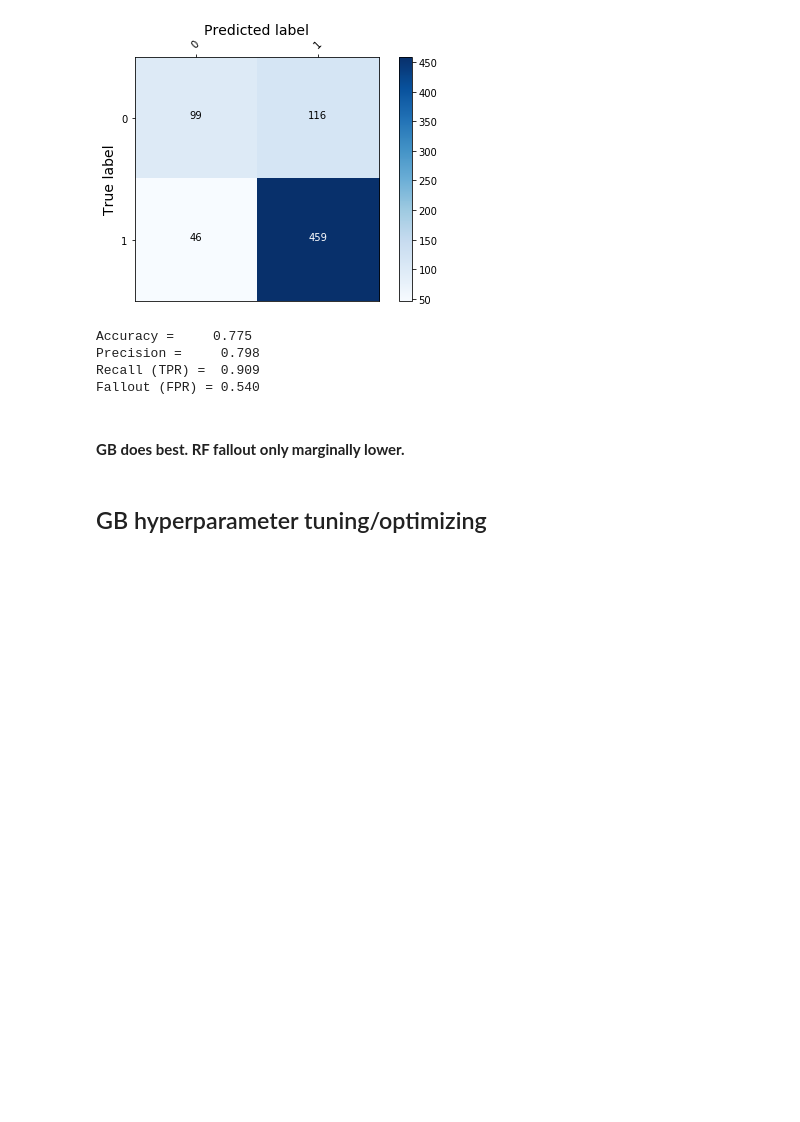
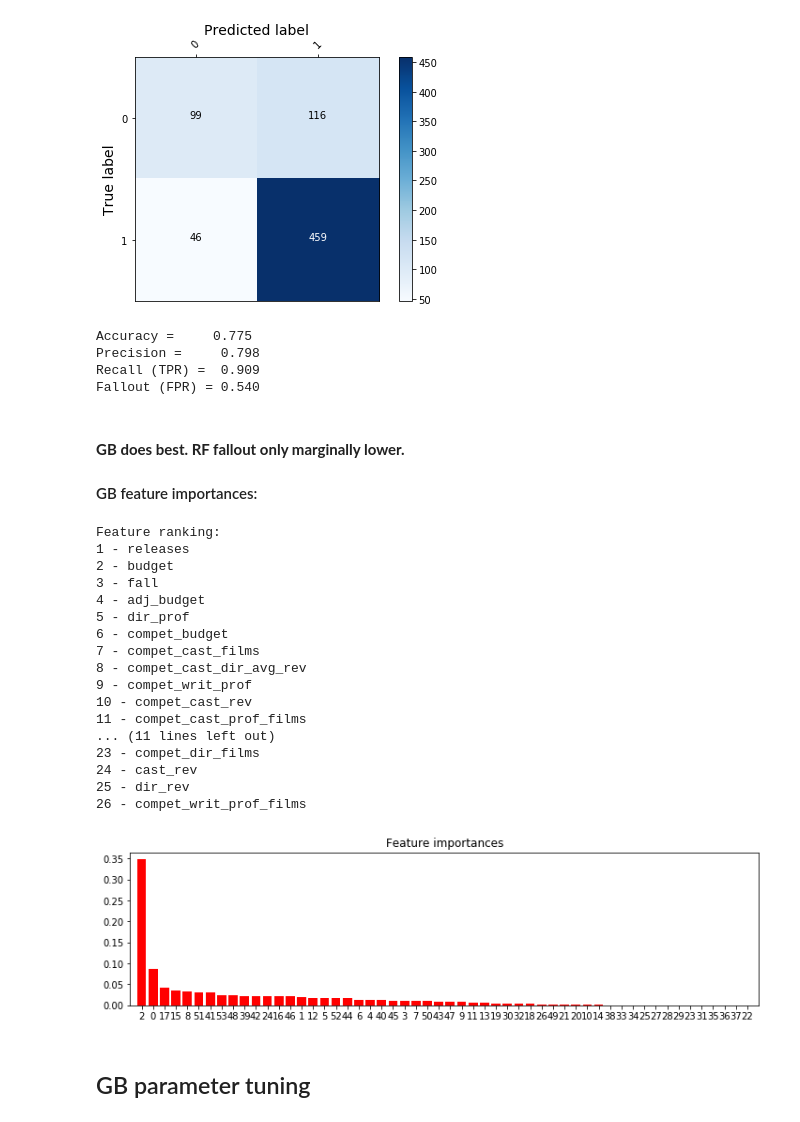
Before and after one commit to ryanlrappa/film-profit-prediction, a Jupyter notebook: jupyter_notebooks/6_modeling.ipynb, the cells around one changed output. Saved outputs shown, nothing was run; the diff lists cells and outputs as text; code cells hidden in the pictures; blank space fills up the shorter version.

```diff
--- a/jupyter_notebooks/6_modeling.ipynb
+++ b/jupyter_notebooks/6_modeling.ipynb
@@ -408,5 +408,52 @@ Recall (TPR) =  0.909
 Fallout (FPR) = 0.540
 # %% [markdown]
 #### **GB does best. RF fallout only marginally lower.**
+#### GB feature importances:
+# %%
+importances = gb.feature_importances_
+indices = np.argsort(importances)[::-1]
+
+# Print the feature ranking
+print("Feature ranking:")
+
+feat_imp_idxs = []
+for f in range(X.shape[1]):
+#     print("%d. feature %d (%f)" % (f + 1, indices[f], importances[indices[f]]))
+    feat_imp_idxs.append(indices[f])
+    if importances[indices[f]] < 0.01:
+        break
+
+count = 0
+for i in feat_imp_idxs:
+    count += 1
+    print(count, "-", list(df.loc[:, cols_X])[i])
+
+# Plot the feature importances of the forest
+plt.figure(figsize=(12,3))
+plt.title("Feature importances")
+plt.bar(range(X.shape[1]), importances[indices],
+       color="r", align="center")
+plt.xticks(range(X.shape[1]), indices)
+plt.xlim([-1, X.shape[1]])
+plt.show()
+# %% [output]
+Feature ranking:
+1 - releases
+2 - budget
+3 - fall
+4 - adj_budget
+5 - dir_prof
+6 - compet_budget
+7 - compet_cast_films
+8 - compet_cast_dir_avg_rev
+9 - compet_writ_prof
+10 - compet_cast_rev
+11 - compet_cast_prof_films
+... (11 lines left out)
+23 - compet_dir_films
+24 - cast_rev
+25 - dir_rev
+26 - compet_writ_prof_films
+[figure, added]
 # %% [markdown]
-## GB hyperparameter tuning/optimizing
+## GB parameter tuning
```
Also changed, not shown: parts of 9 cells of this notebook.
